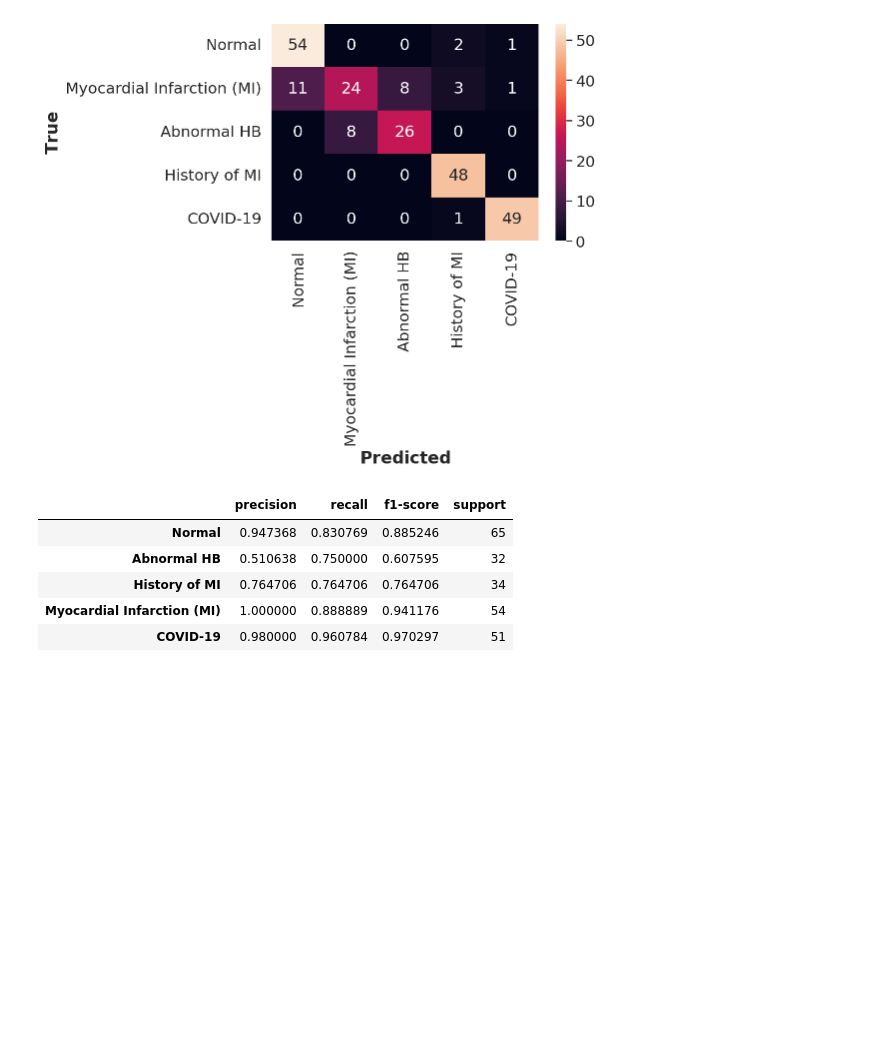
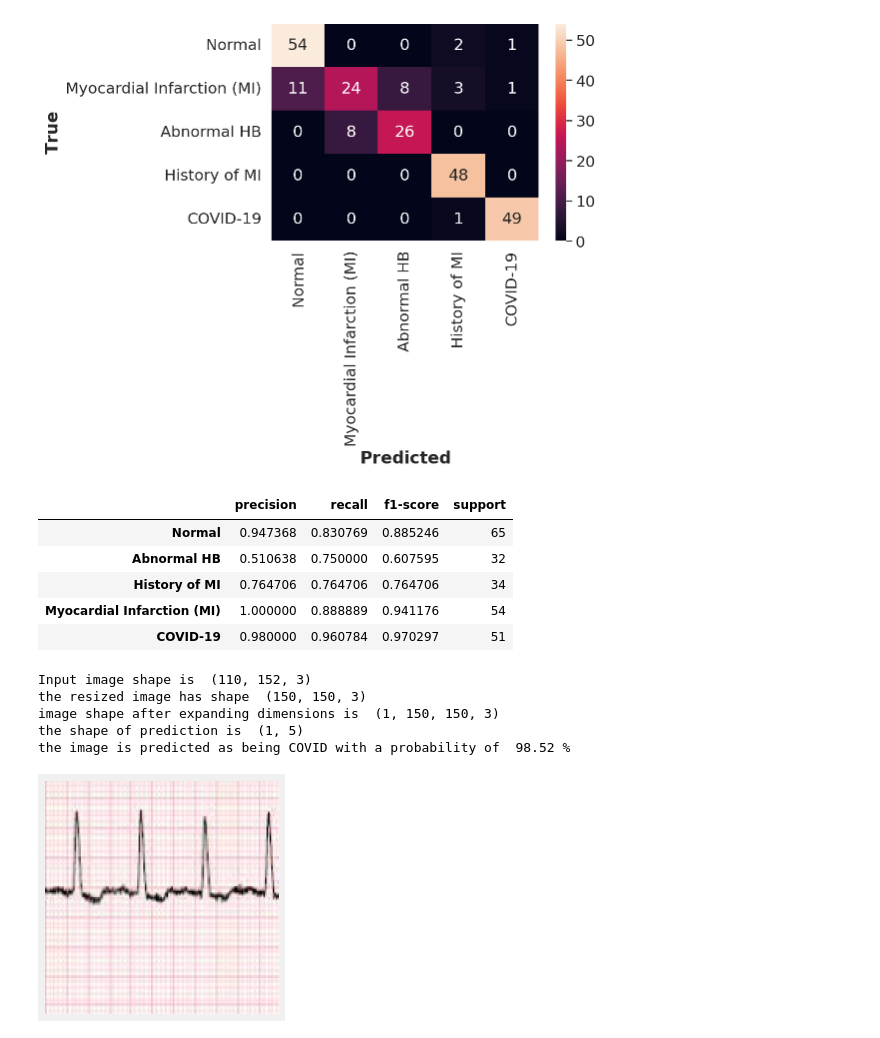
Before and after one commit to marcusnk237/ECG-Classification-COVID, a Jupyter notebook: ECG_COVID_Classification_2CNN.ipynb, the cells around one changed output. Drawn from its saved outputs; the diff is of its cells as text; code cells hidden in the pictures; blank space fills up the shorter version.

```diff
--- a/ECG_COVID_Classification_2CNN.ipynb
+++ b/ECG_COVID_Classification_2CNN.ipynb
@@ -275,3 +275,38 @@ df.style.background_gradient(cmap='viridis')
 | History of MI | 0.764706 | 0.764706 | 0.764706 | 34 |
 | Myocardial Infarction (MI) | 1.000000 | 0.888889 | 0.941176 | 54 |
 | COVID-19 | 0.980000 | 0.960784 | 0.970297 | 51 |
+# %%
+img=plt.imread(img_path)
+print ('Input image shape is ', img.shape)
+# resize the image so it is the same size as the images the model was trained on
+img=cv2.resize(img, img_size) # in earlier code img_size=(224,224) was used for training the model
+print ('the resized image has shape ', img.shape)
+### show the resized image
+plt.axis('off')
+plt.imshow(img)
+# Normally the next line of code rescales the images. However the EfficientNet model expects images in the range 0 to 255
+# img= img/255
+# plt.imread returns a numpy array so it is not necessary to convert the image to a numpy array
+# since we have only one image we have to expand the dimensions of img so it is off the form (1,224,224,3)
+# where the first dimension 1 is the batch size used by model.predict
+img=np.expand_dims(img, axis=0)
+print ('image shape after expanding dimensions is ',img.shape)
+# now predict the image
+pred=model.predict(img)
+print ('the shape of prediction is ', pred.shape)
+# this dataset has 15 classes so model.predict will return a list of 15 probability values
+# we want to find the index of the column that has the highest probability
+index=np.argmax(pred[0])
+# to get the actual Name of the class earlier Imade a list of the class names called classes
+klass=classes[index]
+# lets get the value of the highest probability
+probability=pred[0][index]*100
+# print out the class, and the probability
+print(f'the image is predicted as being {klass} with a probability of {probability:6.2f} %')
+# %% [output]
+Input image shape is  (110, 152, 3)
+the resized image has shape  (150, 150, 3)
+image shape after expanding dimensions is  (1, 150, 150, 3)
+the shape of prediction is  (1, 5)
+the image is predicted as being COVID with a probability of  98.52 %
+[figure, added]
```
